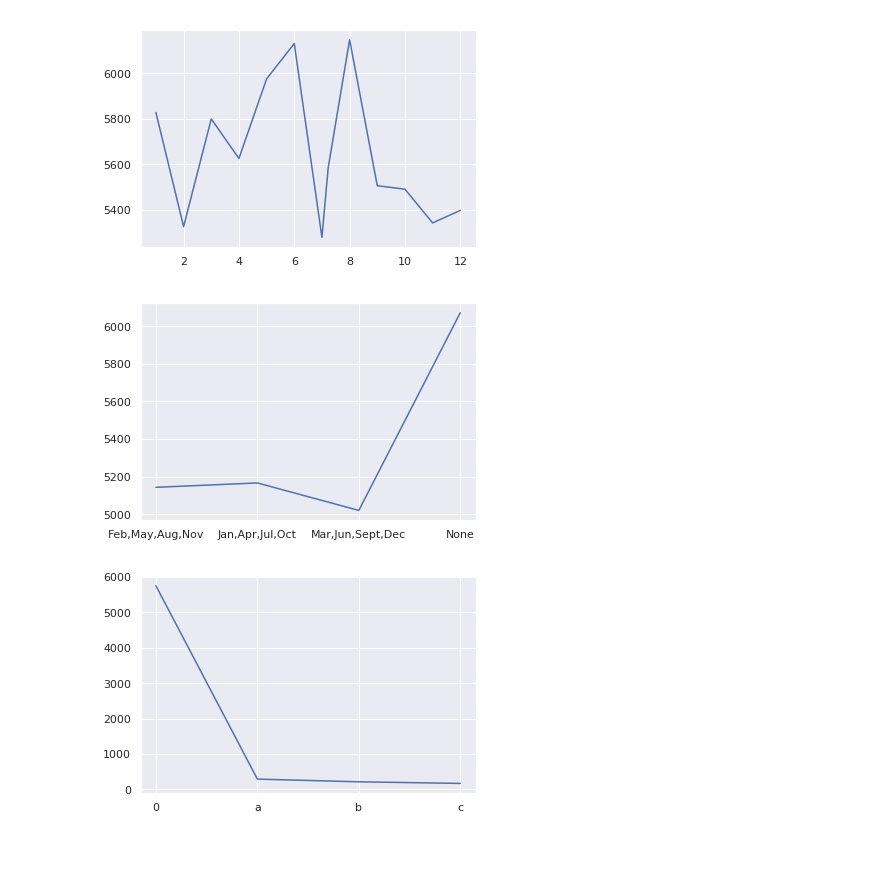
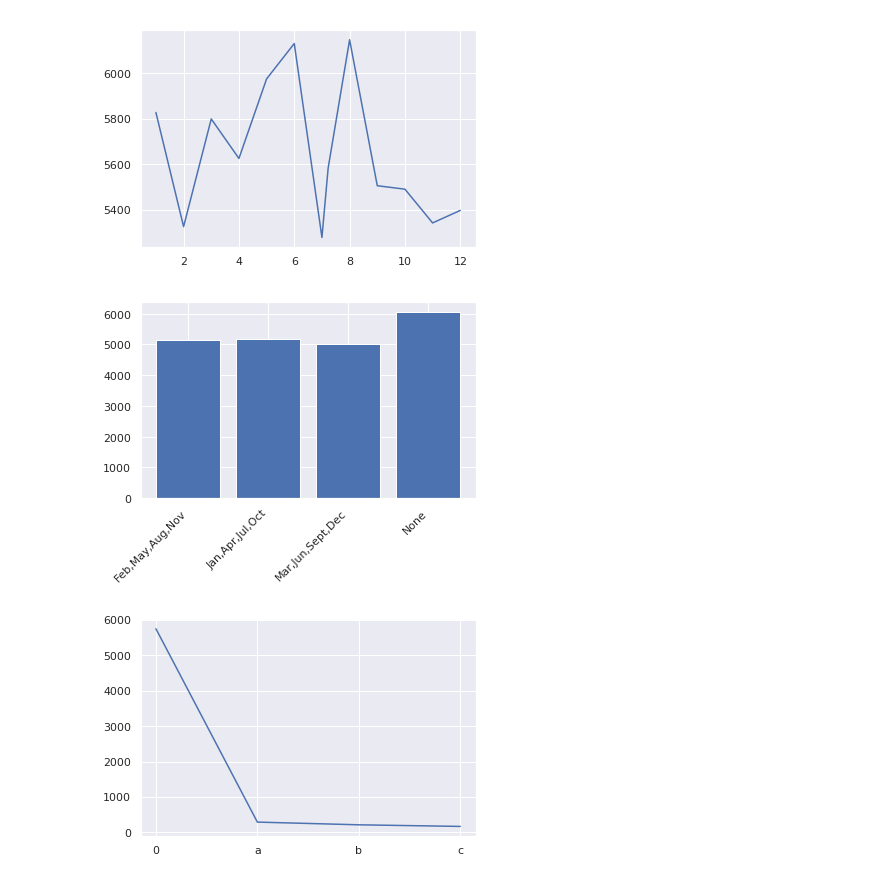
Before and after one commit to c74p/Capstone-SalesForecasting, a Jupyter notebook: notebooks/EDA/EDA.ipynb, the cells around one changed output. Saved outputs shown, nothing was run; the diff lists cells and outputs as text; code cells hidden in the pictures; blank space fills up the shorter version.

```diff
--- a/notebooks/EDA/EDA.ipynb
+++ b/notebooks/EDA/EDA.ipynb
@@ -326,18 +330,14 @@ xs = np.array((df[['competition_open_since_month', 'sales']].groupby('competitio
 plt.plot(xs, avg_daily_sales_by_competition_open_since_month);
 # %% [output]
 [figure]
-# %%
-# At first glance, little difference between PromoInterval avg store sales
-total_sales_by_promo_interval = \
-    np.array(df[['promo_interval', 'sales']].groupby('promo_interval').sum()[['sales']]).reshape(-1)
-store_counts_by_promo_interval = \
-    np.array(df[['promo_interval', 'store']].groupby('promo_interval').count()[['store']]).reshape(-1) / 942
-avg_daily_sales_by_promo_interval = \
-    total_sales_by_promo_interval / (store_counts_by_promo_interval * 942)
-xs = np.array((df[['promo_interval', 'sales']].groupby('promo_interval').sum()).index)
-plt.plot(xs, avg_daily_sales_by_promo_interval);
-# %% [output]
-[figure, removed]
+# %%
+# At first glance, little difference between PromoInterval avg store sales
+avg_daily_sales_by_promo_interval = df.groupby('promo_interval').sales.mean()
+fig, ax = plt.subplots()
+ax = plt.bar(x=avg_daily_sales_by_promo_interval.index, height=avg_daily_sales_by_promo_interval);
+fig.autofmt_xdate(rotation=45, ha='right')
+# %% [output]
+[figure, added]
 # %%
 # Hardly anything gets sold on a state holiday - check that this is accurate if used
 total_sales_by_state_holiday = \
```
Also changed, not shown: parts of 48 cells of this notebook, 1 other file.
